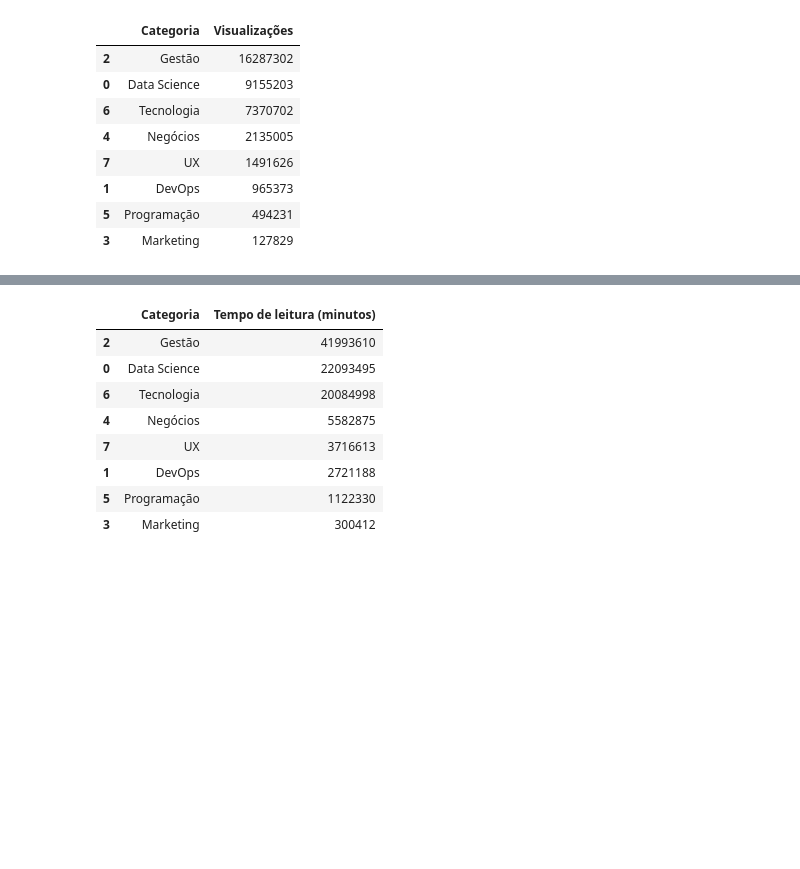
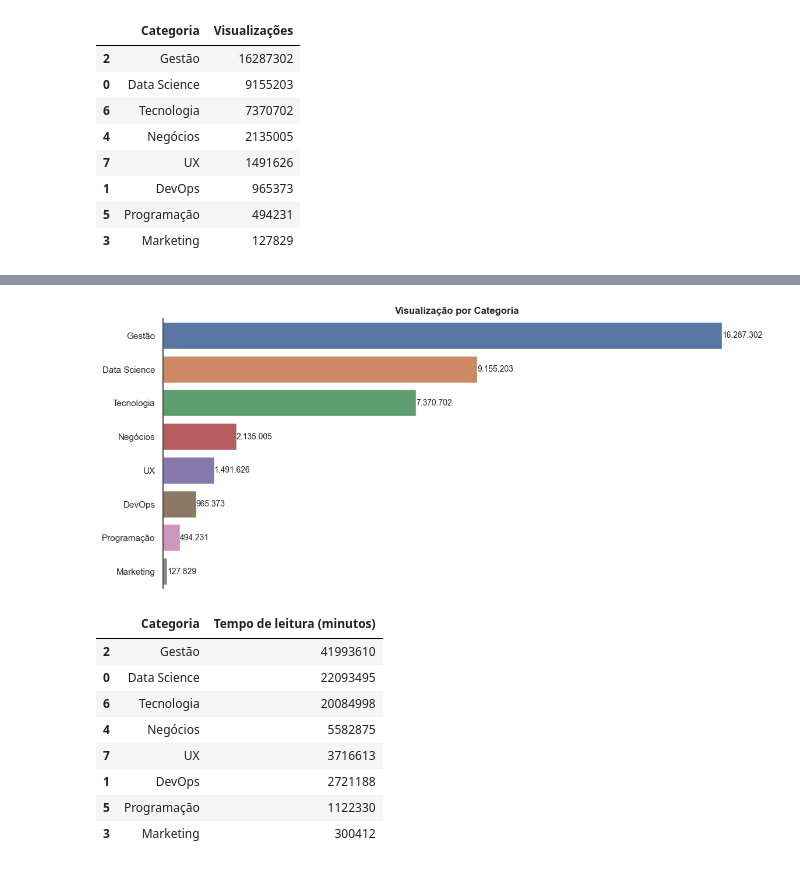
Before and after one commit to joseevilasio/ChallengeBI_Alura, a Jupyter notebook: analises_codfonte.ipynb, the cells around one changed output, grey strips where cells are left out. Cells and saved outputs as stored; diff of their text form; code cells hidden in the pictures; blank space fills up the shorter version.

```diff
--- a/analises_codfonte.ipynb
+++ b/analises_codfonte.ipynb
@@ -351,3 +343,21 @@ dadosCategoriasVisualizacoes.plot.bar(title="Quantidade Visualizações por Cate
+# %%
+# Categorias por quantidade de visualizações - Gráfico Seaborn
+plt.figure(figsize=(13,6))
+custom_params = {"axes.spines.right": False, "axes.spines.top": False, "axes.spines.bottom": False}
+sns.set_theme(style="white" ,rc=custom_params)
+ax = sns.barplot(y="Categoria", x="Visualizações", data=dadosCategoriasVisualizacoes, orient="h")
+ax.set_xticklabels([])
+plt.title("Visualização por Categoria", weight="bold")
+plt.ylabel("")
+plt.xlabel("")
+for index, barra in enumerate(ax.patches):
+  pos_x = barra.get_width()
+  pos_y = barra.get_y() + barra.get_height() / 2
+  offset = 2000
+  quantidade = f'{pos_x:,.0f}'.replace(',','.')
+  ax.text(x = pos_x + offset , y = pos_y, s = quantidade, va='center', fontsize=10)
+# %% [output]
+[figure, added]
 # %%
 # Agrupando categorias únicas e somando quantidade de tempo de leitura
 dadosCategoriasTempo = dados_artigos.groupby("Categoria")["Tempo de leitura (minutos)"].sum().reset_index()
```
Also changed, not shown: parts of 17 cells of this notebook.
